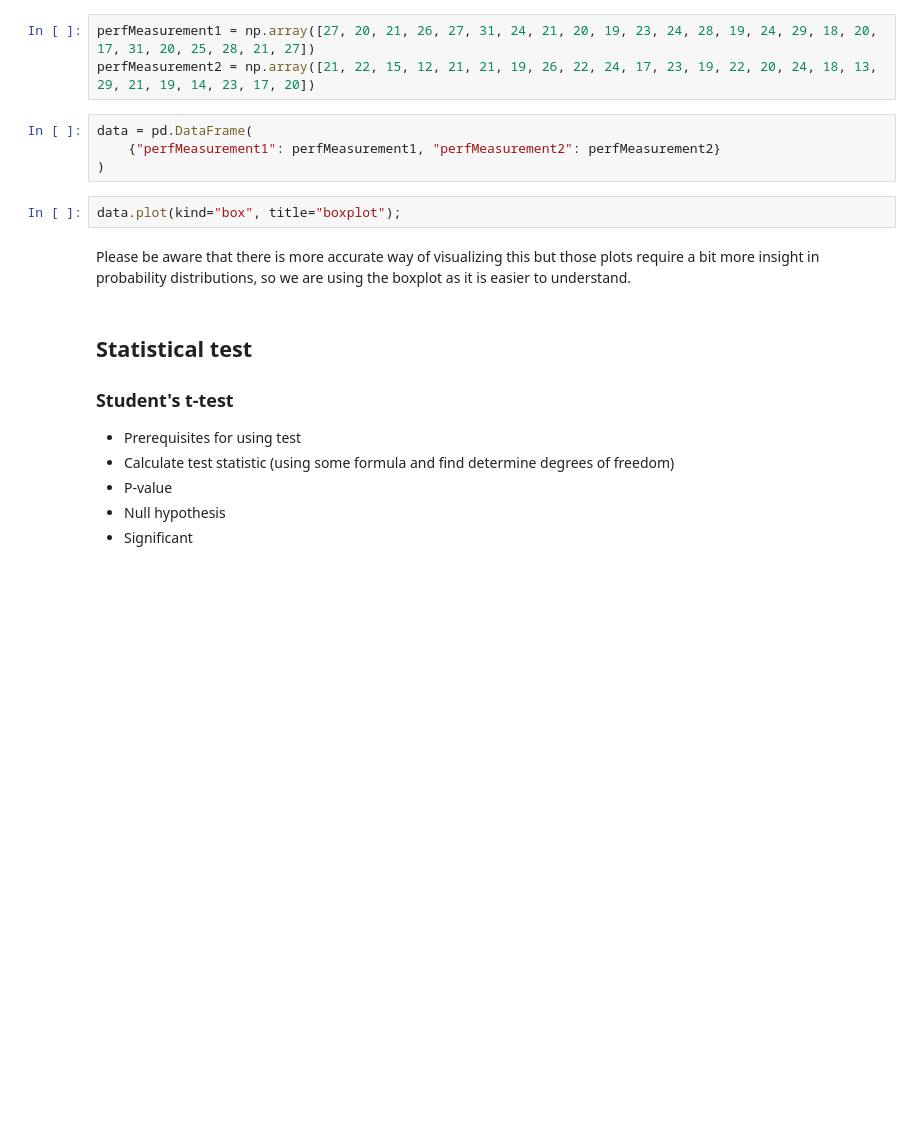
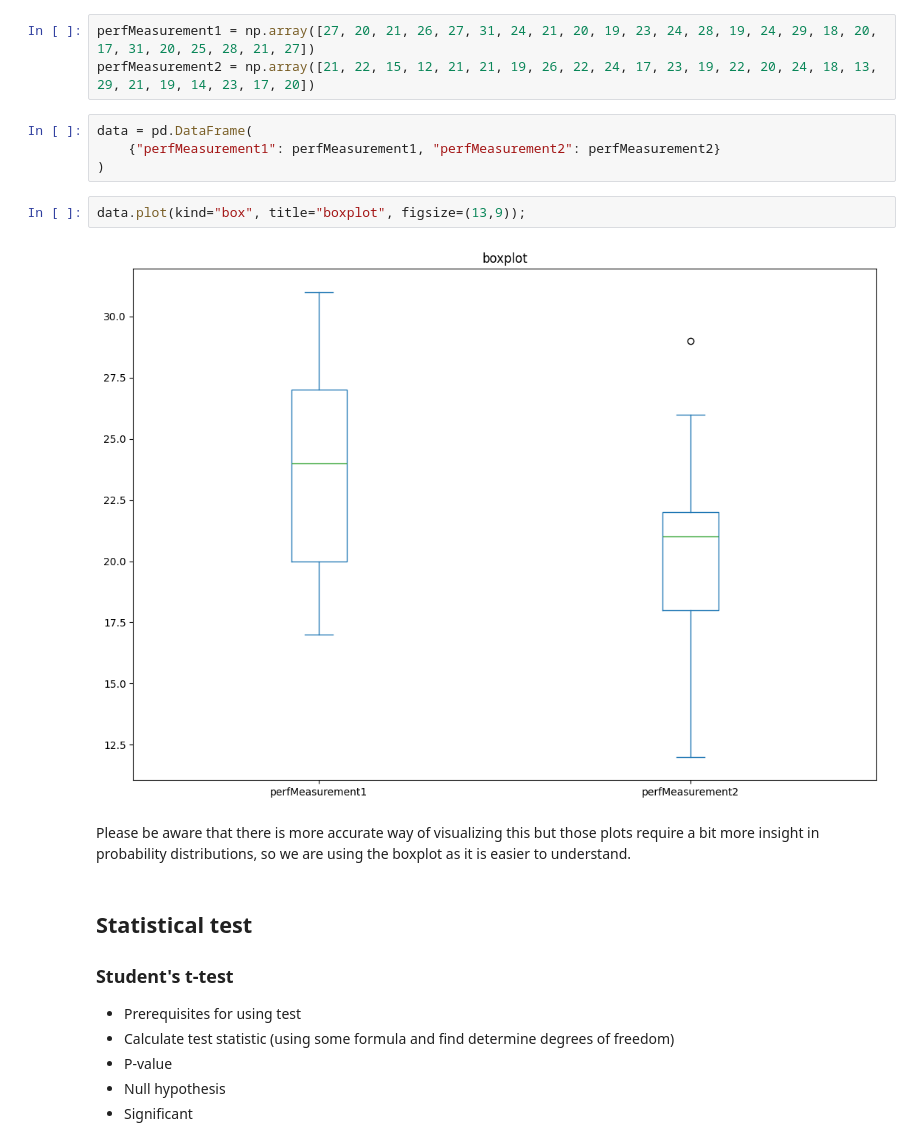
Before and after one commit to carsten-j/tegneRegne, a Jupyter notebook: compareMeans.ipynb, the cells around one changed output. Saved outputs shown, nothing was run; the diff lists cells and outputs as text; blank space fills up the shorter version.

```diff
--- a/compareMeans.ipynb
+++ b/compareMeans.ipynb
@@ -19,7 +19,9 @@ data = pd.DataFrame(
     {"perfMeasurement1": perfMeasurement1, "perfMeasurement2": perfMeasurement2}
 )
 # %%
-data.plot(kind="box", title="boxplot");
+data.plot(kind="box", title="boxplot", figsize=(13,9));
+# %% [output]
+[figure, added]
 # %% [markdown]
 Please be aware that there is more accurate way of visualizing this but those plots require a bit more insight in probability distributions, so we are using the boxplot as it is easier to understand.
 # %% [markdown]
```
Also changed, not shown: parts of 9 cells of this notebook, 9 other files.
